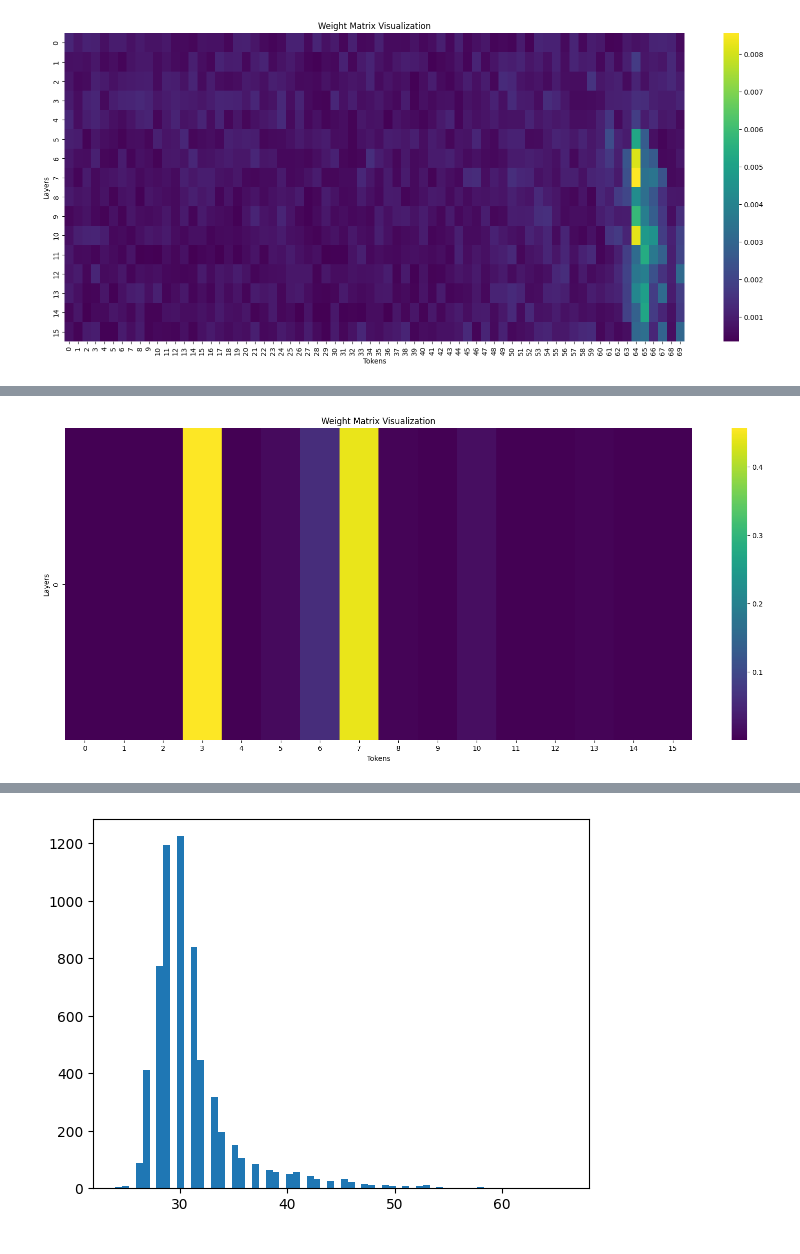
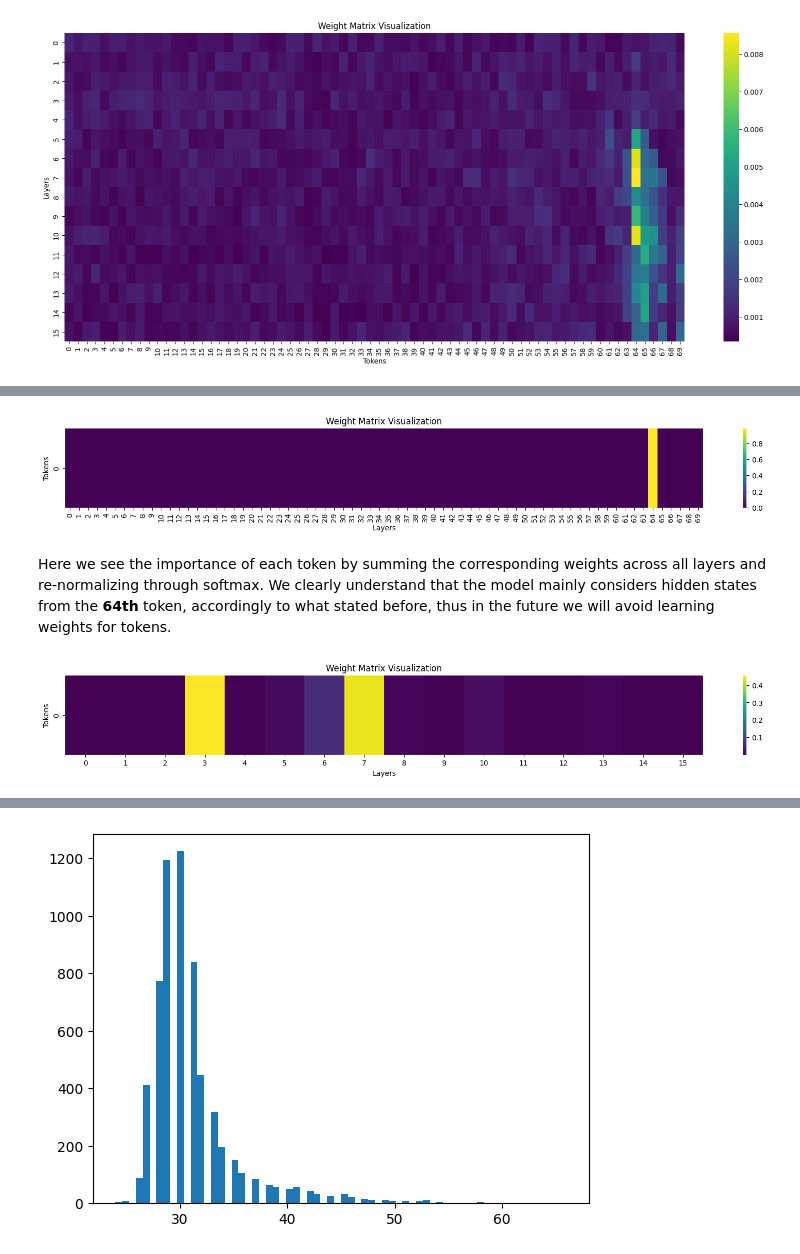
Before and after one commit to simonesestito/AML-project, a Jupyter notebook: 4_weight_token_layers.ipynb, the cells around one changed output, grey strips where cells are left out. Saved outputs shown, nothing was run; the diff lists cells and outputs as text; code cells hidden in the pictures.

Commit message:
add formalization and plot corrections

```diff
--- a/4_weight_token_layers.ipynb
+++ b/4_weight_token_layers.ipynb
@@ -168,6 +155,3 @@ lr = 1e-5
 # %%
 original_saplma = OriginalSAPLMAClassifier()
 reduction = WeightedMeanReduction(num_layers = 16, num_tokens = 70)
-# %%
-#@title Try to overfit on few samples
-try_to_overfit(llama, original_saplma, reduction, datamodule, lr=lr)
@@ -258 +221,25 @@ LightningHiddenStateSAPLMA(
+# %%
+#@title Utils
+def plot_weight_matrix(weight_matrix, x_label, y_label):
+    """
+    Plot a weight matrix as a heatmap
+    """
+    assert len(weight_matrix.shape)==2 or len(weight_matrix.shape)==1, "Weight matrix should be one or bi-dimensional"
+    w,h = 20,8
+    if len(weight_matrix.shape)==1:
+        weight_matrix = weight_matrix.unsqueeze(0)
+        h=2
+    plt.figure(figsize=(w, h))
+    sns.heatmap(
+        weight_matrix,
+        cmap="viridis",  # Use the viridis colormap
+        annot=False,     # Set to True if you want to annotate values
+        cbar=True        # Display the color bar
+    )
+
+    # Add labels and a title
+    plt.title("Weight Matrix Visualization")
+    plt.xlabel(x_label)
+    plt.ylabel(y_label)
+    plt.show()
 # %%
@@ -266,12 +255,23 @@ plot_weight_matrix(weight_matrix)
+# %%
+#Now we observe importance by token in the sequence
+tokens_only_weights = model.reduction.weight_matrix.detach().cpu().view((16, 70)).sum(dim=0)
+assert tokens_only_weights.shape == (70,), f'Expected shape (70,), got {tokens_only_weights.shape}'
+tokens_only_weights = F.softmax(tokens_only_weights, dim=0)
+assert tokens_only_weights.shape == (70,), f'Expected shape (70,), got {tokens_only_weights.shape}'
+
+plot_weight_matrix(tokens_only_weights, "Tokens", "Layers")
+# %% [output]
+[figure, added]
+# %% [markdown]
+Here we see the importance of each token by summing the corresponding weights across all layers and re-normalizing through softmax. We clearly understand that the model mainly considers hidden states from the **64th** token, accordingly to what stated before, thus in the future we will avoid learning weights for tokens.
 # %%
-#@title See importance by layer
-
+#Now we observe importance by layer
 layers_only_weights = model.reduction.weight_matrix.detach().cpu().view((16, 70)).sum(dim=1)
 assert layers_only_weights.shape == (16,), f'Expected shape (16,), got {layers_only_weights.shape}'
 
 layers_only_weights = F.softmax(layers_only_weights, dim=0)
 assert layers_only_weights.shape == (16,), f'Expected shape (16,), got {layers_only_weights.shape}'
 
-plot_weight_matrix(layers_only_weights)
+plot_weight_matrix(layers_only_weights, "Layers", "Tokens")
 # %% [output]
-[figure, old version]
+[figure, new version]
```
Also changed, not shown: parts of 35 cells of this notebook, 1 other file.
